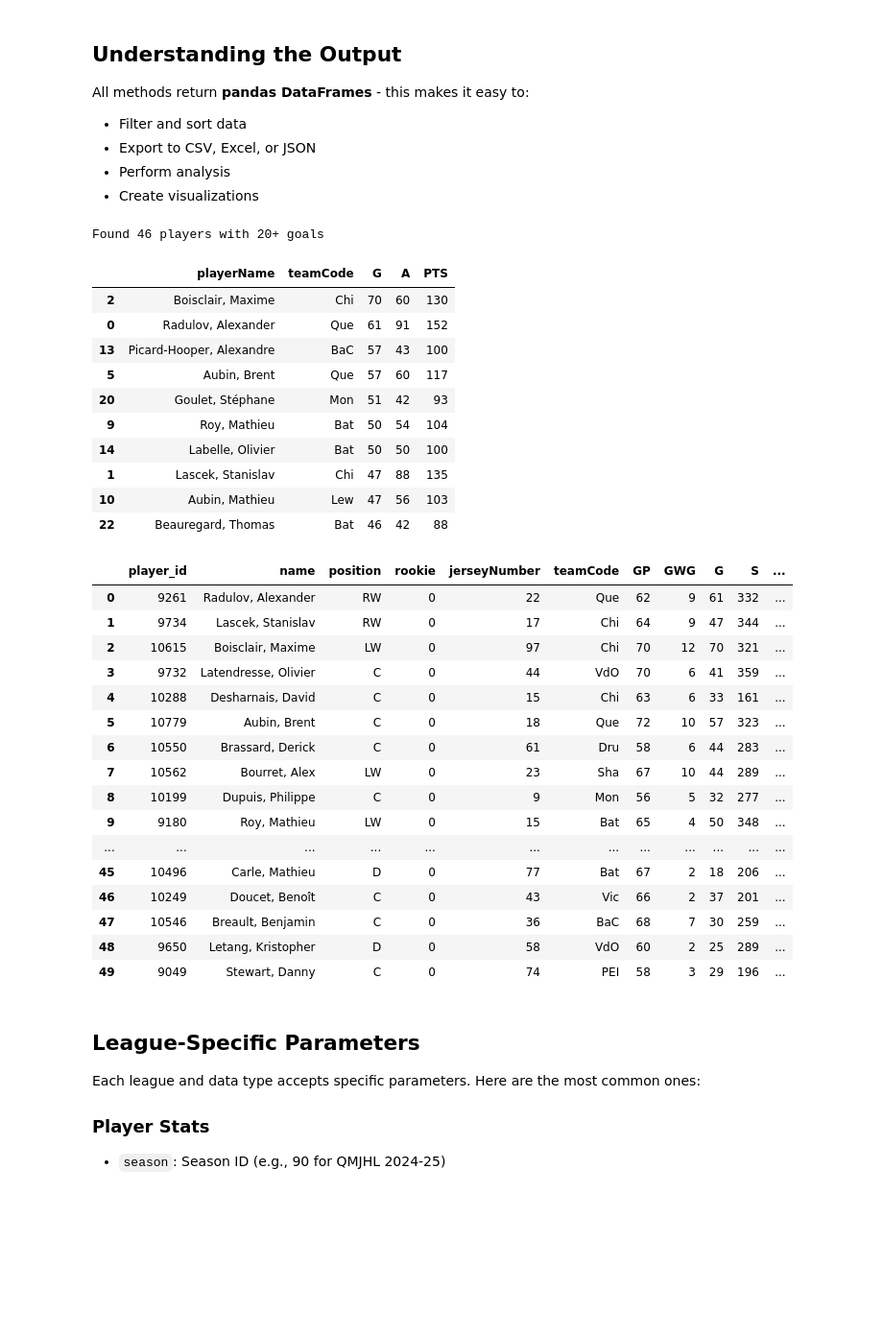
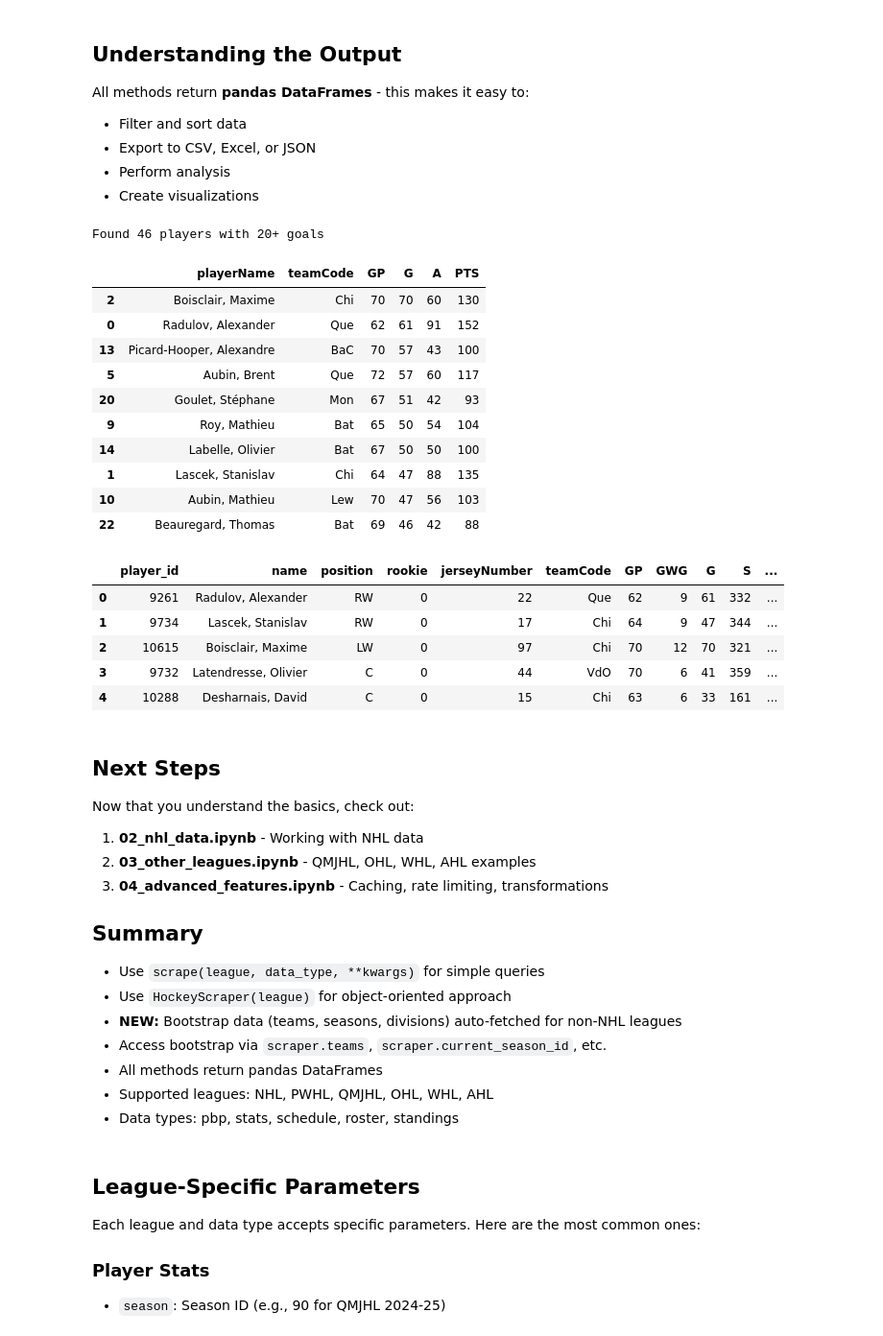
Before and after one commit to maxtixador/scrapernhl, a Jupyter notebook: notebooks/01_getting_started.ipynb, the cells around one changed output. Shown at 96% size. Saved outputs shown, nothing was run; the diff lists cells and outputs as text; code cells hidden in the pictures; blank space fills up the shorter version.

```diff
--- a/notebooks/01_getting_started.ipynb
+++ b/notebooks/01_getting_started.ipynb
@@ -382,37 +337,26 @@ stats = scrape('qmjhl', 'stats', season=90, position='skaters', limit=50)
 goal_scorers = stats[stats['G'] > 20].sort_values('G', ascending=False)
 
 print(f"Found {len(goal_scorers)} players with 20+ goals")
-display(goal_scorers[['playerName', 'teamCode', 'G', 'A', 'PTS']].head(10))
+display(goal_scorers[['playerName', 'teamCode', 'GP','G', 'A', 'PTS']].head(10))
 # %% [output]
 Found 46 players with 20+ goals
-|  | playerName | teamCode | G | A | PTS |
-| 2 | Boisclair, Maxime | Chi | 70 | 60 | 130 |
-| 0 | Radulov, Alexander | Que | 61 | 91 | 152 |
-| 13 | Picard-Hooper, Alexandre | BaC | 57 | 43 | 100 |
-| 5 | Aubin, Brent | Que | 57 | 60 | 117 |
-| 20 | Goulet, Stéphane | Mon | 51 | 42 | 93 |
-| 9 | Roy, Mathieu | Bat | 50 | 54 | 104 |
-| 14 | Labelle, Olivier | Bat | 50 | 50 | 100 |
-| 1 | Lascek, Stanislav | Chi | 47 | 88 | 135 |
-| 10 | Aubin, Mathieu | Lew | 47 | 56 | 103 |
-| 22 | Beauregard, Thomas | Bat | 46 | 42 | 88 |
+|  | playerName | teamCode | GP | G | A | PTS |
+| 2 | Boisclair, Maxime | Chi | 70 | 70 | 60 | 130 |
+| 0 | Radulov, Alexander | Que | 62 | 61 | 91 | 152 |
+| 13 | Picard-Hooper, Alexandre | BaC | 70 | 57 | 43 | 100 |
+| 5 | Aubin, Brent | Que | 72 | 57 | 60 | 117 |
+| 20 | Goulet, Stéphane | Mon | 67 | 51 | 42 | 93 |
+| 9 | Roy, Mathieu | Bat | 65 | 50 | 54 | 104 |
+| 14 | Labelle, Olivier | Bat | 67 | 50 | 50 | 100 |
+| 1 | Lascek, Stanislav | Chi | 64 | 47 | 88 | 135 |
+| 10 | Aubin, Mathieu | Lew | 70 | 47 | 56 | 103 |
+| 22 | Beauregard, Thomas | Bat | 69 | 46 | 42 | 88 |
 # %%
-stats
+stats.head()
 # %% [output]
 |  | player_id | name | position | rookie | jerseyNumber | teamCode | GP | GWG | G | S | ... |
 | 0 | 9261 | Radulov, Alexander | RW | 0 | 22 | Que | 62 | 9 | 61 | 332 | ... |
 | 1 | 9734 | Lascek, Stanislav | RW | 0 | 17 | Chi | 64 | 9 | 47 | 344 | ... |
 | 2 | 10615 | Boisclair, Maxime | LW | 0 | 97 | Chi | 70 | 12 | 70 | 321 | ... |
 | 3 | 9732 | Latendresse, Olivier | C | 0 | 44 | VdO | 70 | 6 | 41 | 359 | ... |
 | 4 | 10288 | Desharnais, David | C | 0 | 15 | Chi | 63 | 6 | 33 | 161 | ... |
-| 5 | 10779 | Aubin, Brent | C | 0 | 18 | Que | 72 | 10 | 57 | 323 | ... |
-| 6 | 10550 | Brassard, Derick | C | 0 | 61 | Dru | 58 | 6 | 44 | 283 | ... |
-| 7 | 10562 | Bourret, Alex | LW | 0 | 23 | Sha | 67 | 10 | 44 | 289 | ... |
-| 8 | 10199 | Dupuis, Philippe | C | 0 | 9 | Mon | 56 | 5 | 32 | 277 | ... |
-| 9 | 9180 | Roy, Mathieu | LW | 0 | 15 | Bat | 65 | 4 | 50 | 348 | ... |
-| ... | ... | ... | ... | ... | ... | ... | ... | ... | ... | ... | ... |
-| 45 | 10496 | Carle, Mathieu | D | 0 | 77 | Bat | 67 | 2 | 18 | 206 | ... |
-| 46 | 10249 | Doucet, Benoît | C | 0 | 43 | Vic | 66 | 2 | 37 | 201 | ... |
-| 47 | 10546 | Breault, Benjamin | C | 0 | 36 | BaC | 68 | 7 | 30 | 259 | ... |
-| 48 | 9650 | Letang, Kristopher | D | 0 | 58 | VdO | 60 | 2 | 25 | 289 | ... |
-| 49 | 9049 | Stewart, Danny | C | 0 | 74 | PEI | 58 | 3 | 29 | 196 | ... |
@@ -437,3 +363,21 @@ Now that you understand the basics, check out:
+# %% [markdown]
+## Next Steps
+
+Now that you understand the basics, check out:
+
+1. **02_nhl_data.ipynb** - Working with NHL data
+2. **03_other_leagues.ipynb** - QMJHL, OHL, WHL, AHL examples
+3. **04_advanced_features.ipynb** - Caching, rate limiting, transformations
+
+## Summary
+
+- Use `scrape(league, data_type, **kwargs)` for simple queries
+- Use `HockeyScraper(league)` for object-oriented approach
+- **NEW:** Bootstrap data (teams, seasons, divisions) auto-fetched for non-NHL leagues
+- Access bootstrap via `scraper.teams`, `scraper.current_season_id`, etc.
+- All methods return pandas DataFrames
+- Supported leagues: NHL, PWHL, QMJHL, OHL, WHL, AHL
+- Data types: pbp, stats, schedule, roster, standings
 # %% [markdown]
 ## League-Specific Parameters
 
```
Also changed, not shown: parts of 15 cells of this notebook, 51 other files.
